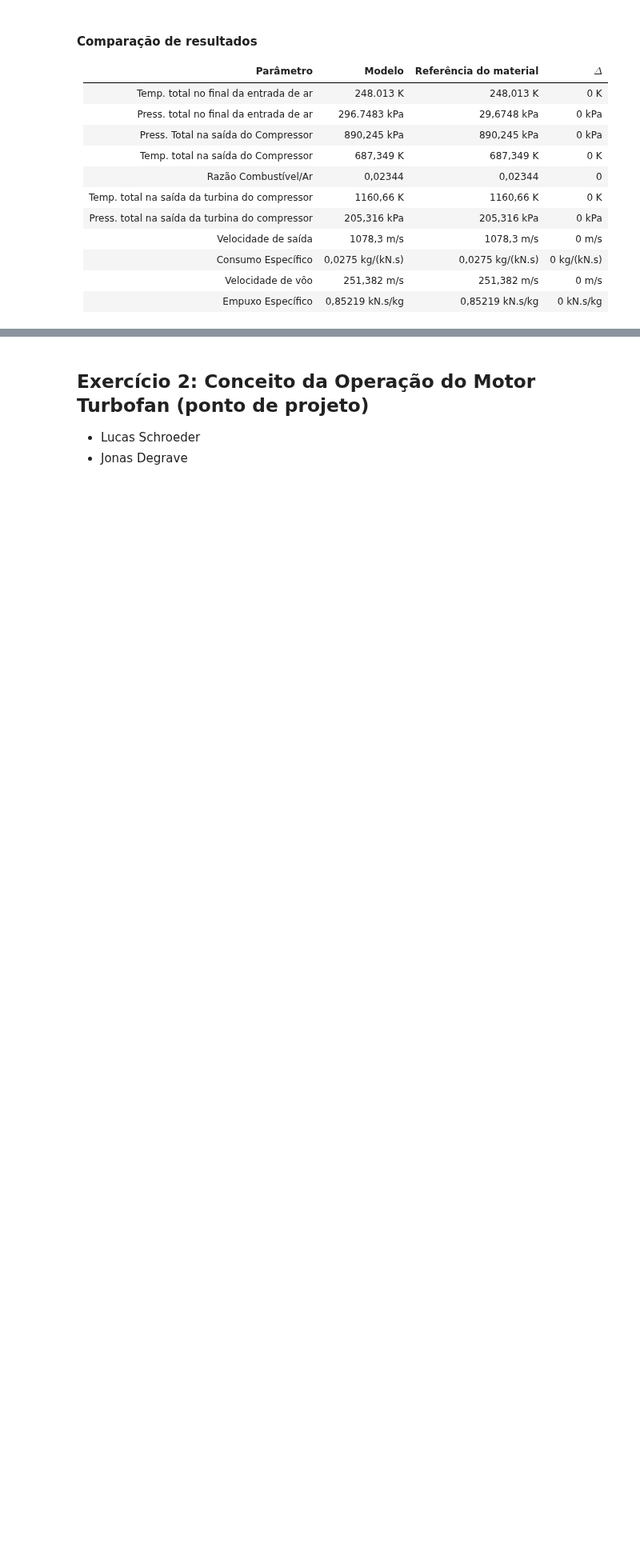
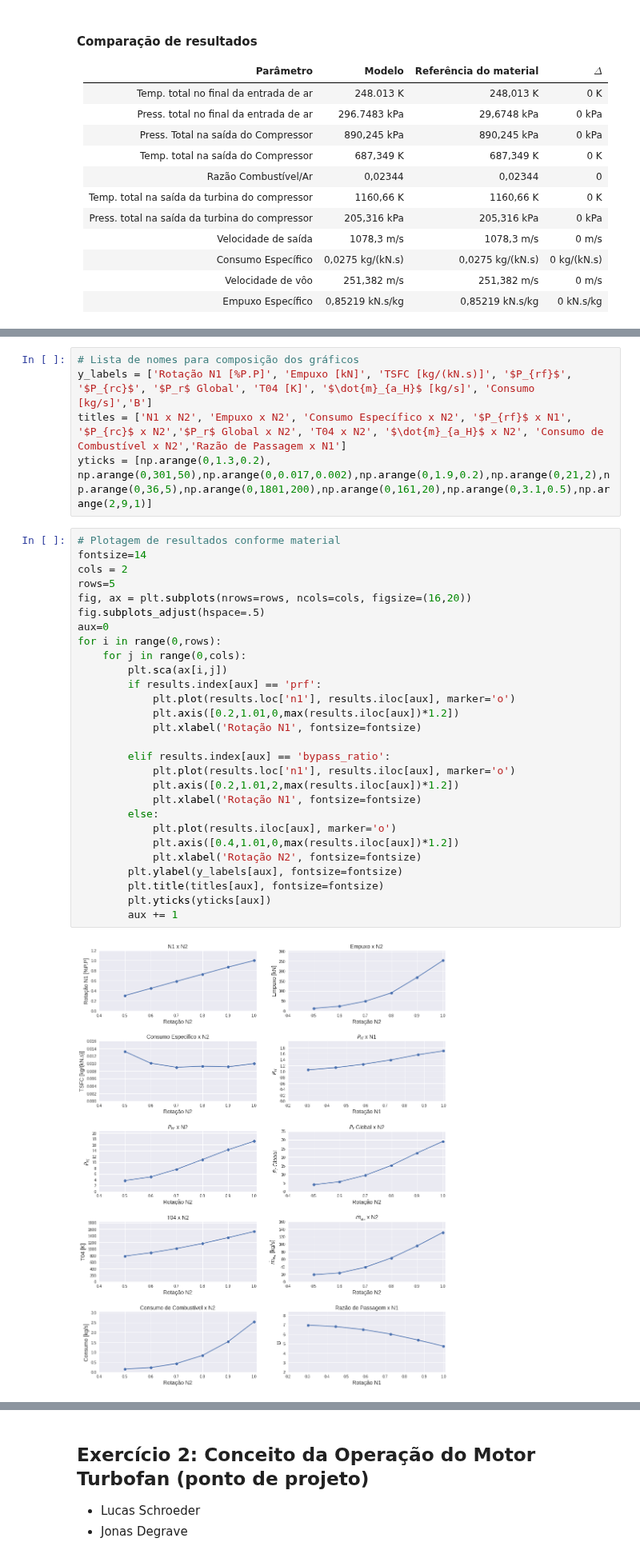
Before and after one commit to jonasdegrave/gas-turbine, a Jupyter notebook: gasTurbineReport.ipynb, the cells around one changed output, grey strips where cells are left out. Shown at 80% size. Drawn from its saved outputs; the diff is of its cells as text; blank space fills up the shorter version.

```diff
--- a/gasTurbineReport.ipynb
+++ b/gasTurbineReport.ipynb
@@ -168,0 +418,35 @@ result_2_1.rename(index = dict(zip(targets, clean_names)))
+# %%
+# Lista de nomes para composição dos gráficos
+y_labels = ['Rotação N1 [%P.P]', 'Empuxo [kN]', 'TSFC [kg/(kN.s)]', '$P_{rf}$', '$P_{rc}$', '$P_r$ Global', 'T04 [K]', '$\dot{m}_{a_H}$ [kg/s]', 'Consumo [kg/s]','B']
+titles = ['N1 x N2', 'Empuxo x N2', 'Consumo Específico x N2', '$P_{rf}$ x N1', '$P_{rc}$ x N2','$P_r$ Global x N2', 'T04 x N2', '$\dot{m}_{a_H}$ x N2', 'Consumo de Combustível x N2','Razão de Passagem x N1']
+yticks = [np.arange(0,1.3,0.2), np.arange(0,301,50),np.arange(0,0.017,0.002),np.arange(0,1.9,0.2),np.arange(0,21,2),np.arange(0,36,5),np.arange(0,1801,200),np.arange(0,161,20),np.arange(0,3.1,0.5),np.arange(2,9,1)]
+# %%
+# Plotagem de resultados conforme material
+fontsize=14
+cols = 2
+rows=5
+fig, ax = plt.subplots(nrows=rows, ncols=cols, figsize=(16,20))
+fig.subplots_adjust(hspace=.5)
+aux=0
+for i in range(0,rows):
+    for j in range(0,cols):
+        plt.sca(ax[i,j])
+        if results.index[aux] == 'prf':
+            plt.plot(results.loc['n1'], results.iloc[aux], marker='o')
+            plt.axis([0.2,1.01,0,max(results.iloc[aux])*1.2])
+            plt.xlabel('Rotação N1', fontsize=fontsize)
+
+        elif results.index[aux] == 'bypass_ratio':
+            plt.plot(results.loc['n1'], results.iloc[aux], marker='o')
+            plt.axis([0.2,1.01,2,max(results.iloc[aux])*1.2])
+            plt.xlabel('Rotação N1', fontsize=fontsize)
+        else:
+            plt.plot(results.iloc[aux], marker='o')
+            plt.axis([0.4,1.01,0,max(results.iloc[aux])*1.2])
+            plt.xlabel('Rotação N2', fontsize=fontsize)
+        plt.ylabel(y_labels[aux], fontsize=fontsize)
+        plt.title(titles[aux], fontsize=fontsize)
+        plt.yticks(yticks[aux])
+        aux += 1
+# %% [output]
+[figure, added]
```
Also changed, not shown: parts of 29 cells of this notebook, 3 other files.
